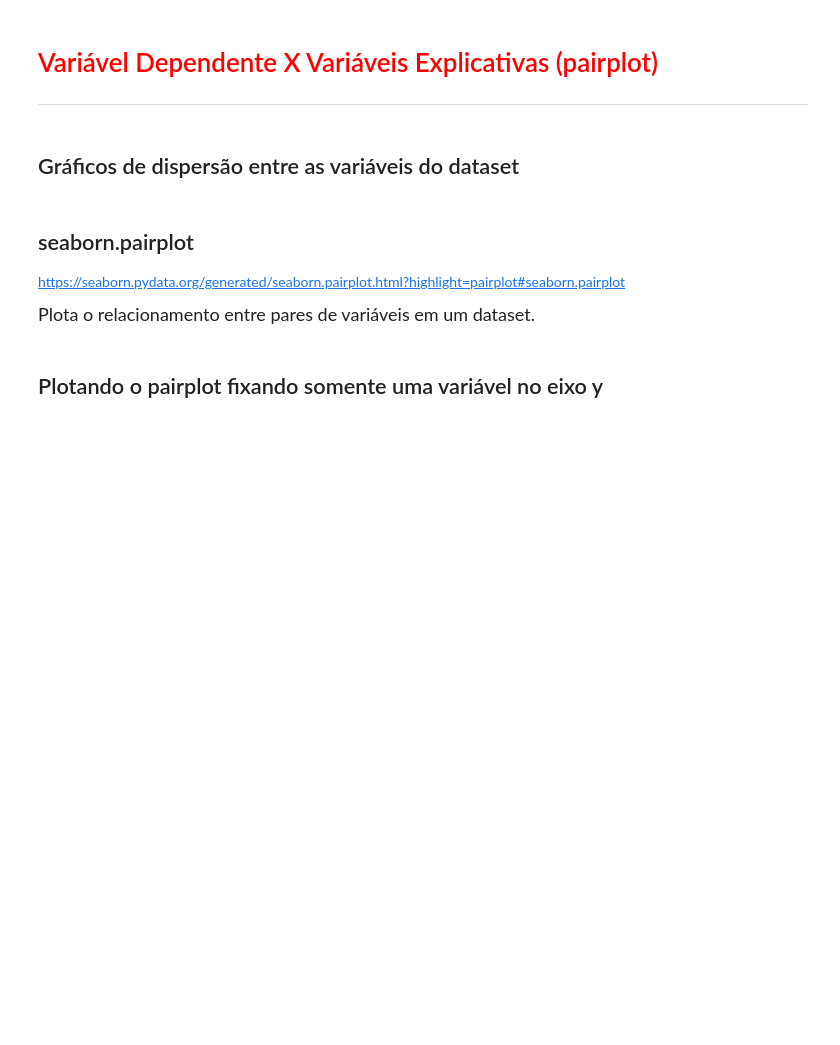
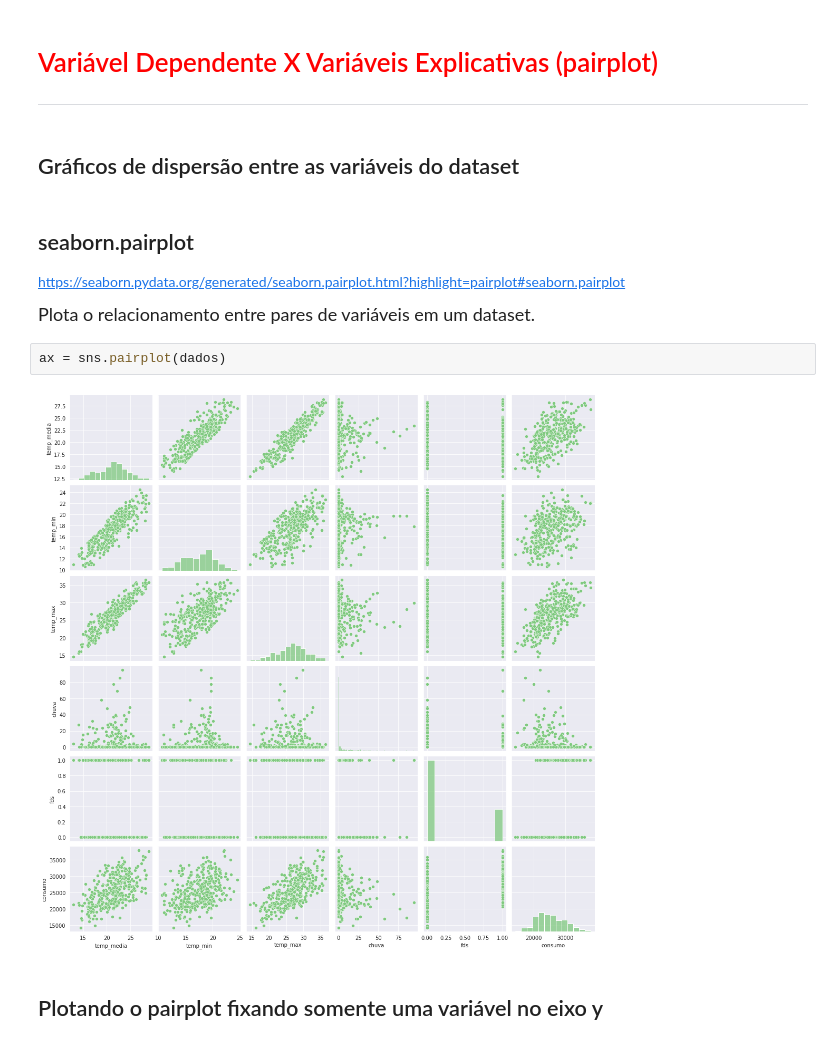
Before and after one commit to eltonrp/formacao_Data_Science, a Jupyter notebook: 04_regressao_linear/notebook/Regressão Linear.ipynb, the cells around one changed output. Cells and saved outputs as stored; diff of their text form; blank space fills up the shorter version.

Commit message:
pairplot, jointplot e Lmplot

```diff
--- a/04_regressao_linear/notebook/Regressão Linear.ipynb
+++ b/04_regressao_linear/notebook/Regressão Linear.ipynb
@@ -241,5 +247,9 @@ Text(0, 0.5, 'Consumo de Cerveja (Litros)')
 https://seaborn.pydata.org/generated/seaborn.pairplot.html?highlight=pairplot#seaborn.pairplot
 
 <p style='font-size: 18px; line-height: 2; margin: 10px 50px; text-align: justify;'>Plota o relacionamento entre pares de variáveis em um dataset.</p>
+# %%
+ax = sns.pairplot(dados)
+# %% [output]
+[figure, added]
 # %% [markdown]
 ## Plotando o pairplot fixando somente uma variável no eixo y
```
Also changed, not shown: parts of 15 cells of this notebook, 3 other files.
